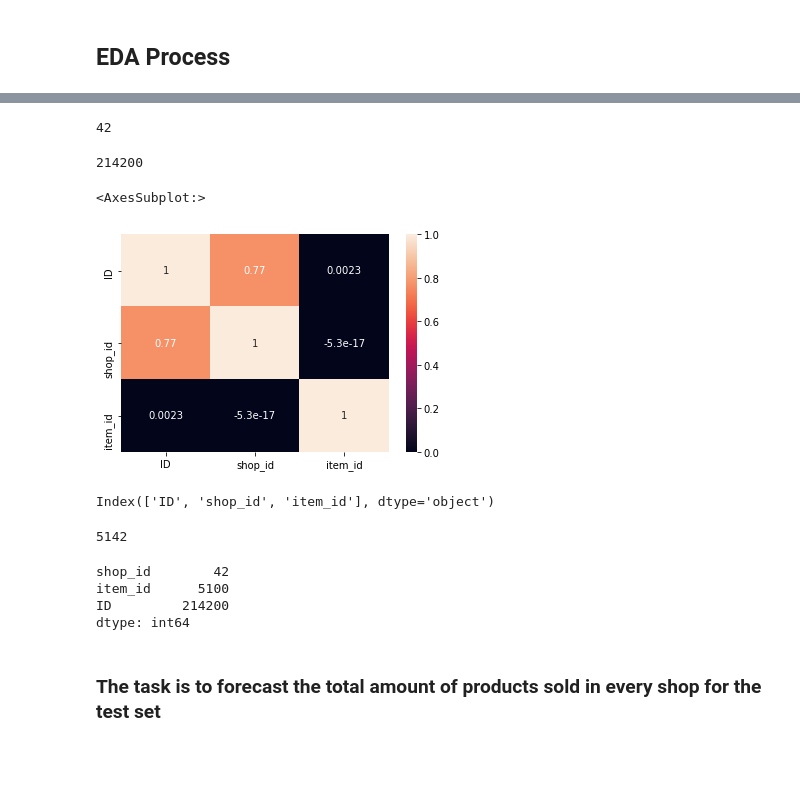
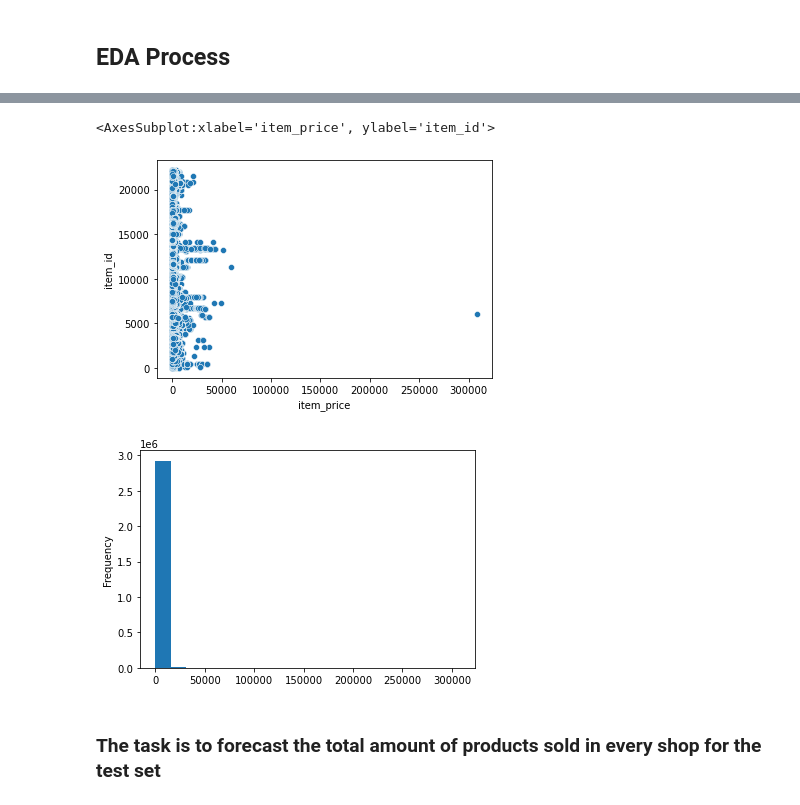
Before and after one commit to HunterKane/Kaggle-Competition---Predict-Future-Sales, a Jupyter notebook: Predict Future Sales - Kaggle Competition.ipynb, the cells around one changed output, grey strips where cells are left out. Drawn from its saved outputs; the diff is of its cells as text; code cells hidden in the pictures; blank space fills up the shorter version.

```diff
--- a/Predict Future Sales - Kaggle Competition.ipynb
+++ b/Predict Future Sales - Kaggle Competition.ipynb
@@ -277,21 +273,0 @@ sns.histplot(test['shop_id'])
-# %%
-test['shop_id'].nunique()
-# %% [output]
-42
-# %%
-test['shop_id'].duplicated().count()
-# %% [output]
-214200
-# %%
-sns.heatmap(test.corr(), annot = True)
-# %% [output]
-<AxesSubplot:>
-[figure, removed]
-# %%
-test.columns
-# %% [output]
-Index(['ID', 'shop_id', 'item_id'], dtype='object')
-# %%
-test[['shop_id', 'item_id']].nunique().sum()
-# %% [output]
-5142
@@ -301,7 +273,0 @@ test_int = test.apply(pd.to_numeric)
-# %%
-test_int.nunique().sort_values()
-# %% [output]
-shop_id        42
-item_id      5100
-ID         214200
-dtype: int64
@@ -309,0 +274,9 @@ test_int[[]]
+# %%
+sns.scatterplot(x = 'item_price', y = 'item_id', data = sales_train)
+# %% [output]
+<AxesSubplot:xlabel='item_price', ylabel='item_id'>
+[figure, added]
+# %%
+sales_train['item_price'].plot.hist(bins = (20));
+# %% [output]
+[figure, added]
```
Also changed, not shown: parts of 15 cells of this notebook.
